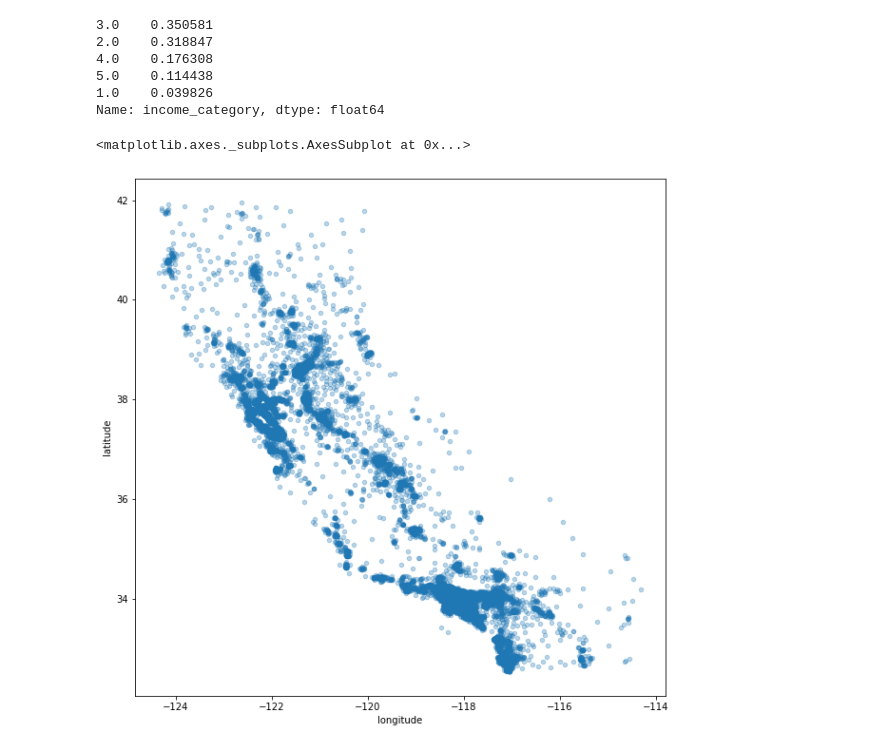
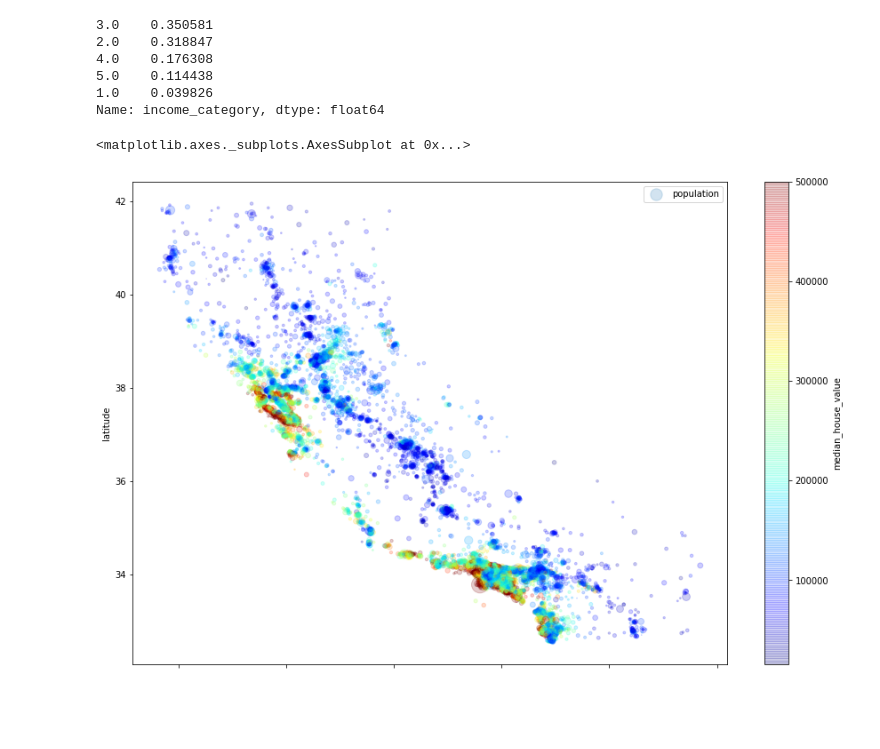
Before and after one commit to t-wyrwas/Housing, a Jupyter notebook: src/notebooks/EDA.ipynb, the cells around one changed output. Cells and saved outputs as stored; diff of their text form; code cells hidden in the pictures; blank space fills up the shorter version.

Commit message:
upgrade scatterplot

```diff
--- a/src/notebooks/EDA.ipynb
+++ b/src/notebooks/EDA.ipynb
@@ -156,7 +156,8 @@ Name: income_category, dtype: float64
 train_df = strat_train_set
 test_df = strat_test_set
 # %%
-train_df.plot(kind='scatter', x='longitude', y='latitude', alpha=0.3, figsize=(10,10))
+train_df.plot(kind='scatter', x='longitude', y='latitude', alpha=0.2, figsize=(15,10),
+             s=df['population']/100, label='population', c="median_house_value", cmap=plt.get_cmap('jet'), colorbar=True)
 # %% [output]
 <matplotlib.axes._subplots.AxesSubplot at 0x...>
-[figure, old version]
+[figure, new version]
```
